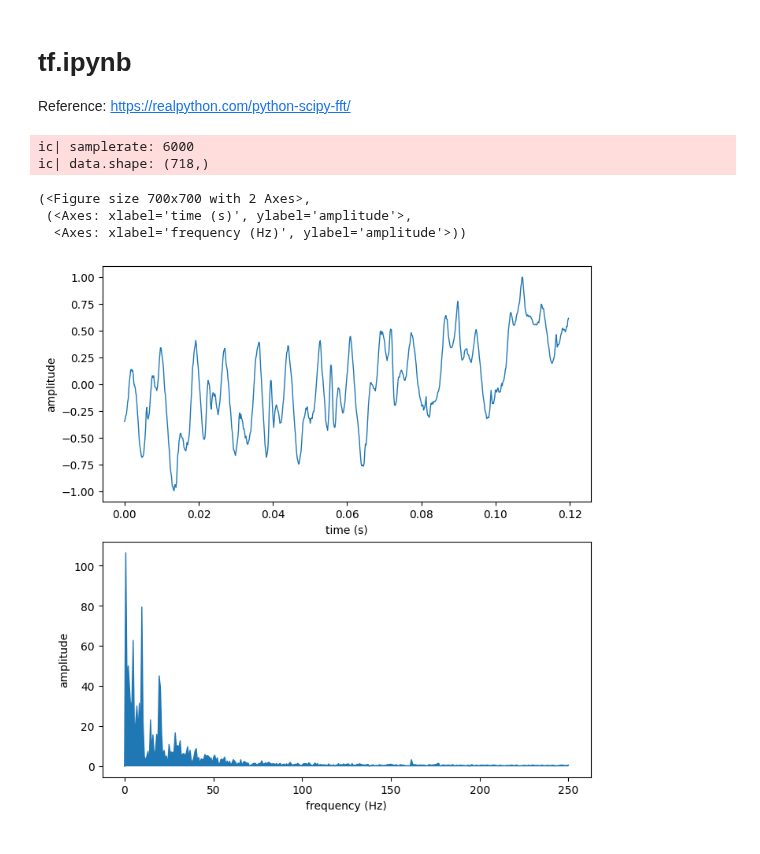
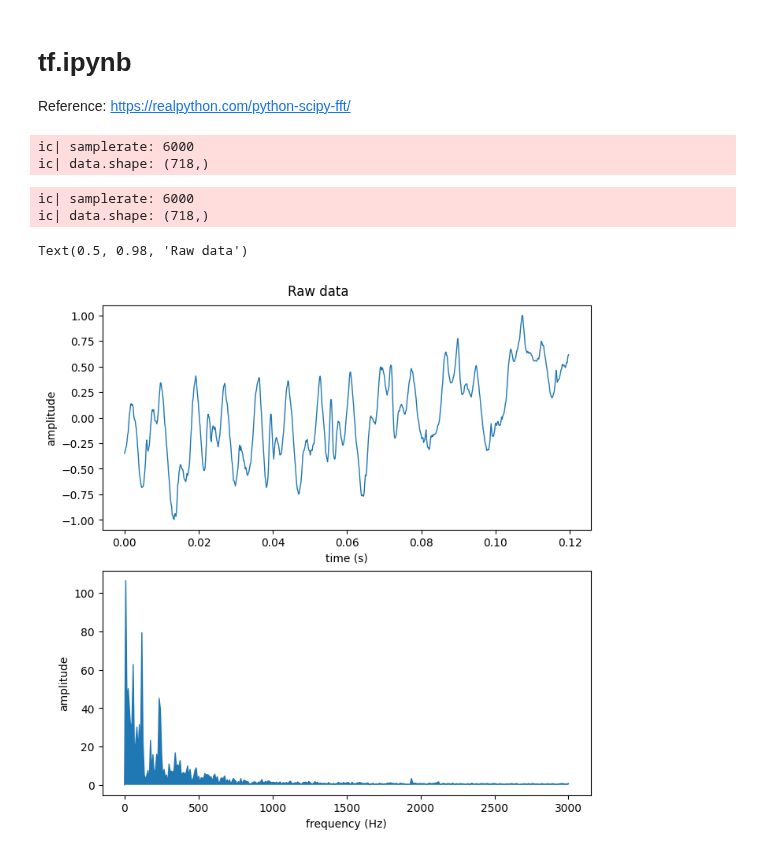
Before and after one commit to aubreymoore/beetles-in-flight, a Jupyter notebook: code/tf.ipynb, the cells around one changed output. Cells and saved outputs as stored; diff of their text form; code cells hidden in the pictures.

```diff
--- a/code/tf.ipynb
+++ b/code/tf.ipynb
@@ -25,0 +32,10 @@ def create_square_wav(filepath, sample_rate, frequency, duration):
+# %%
+samplerate, data = wavfile.read('beetle.wav')
+ic(samplerate)
+ic(data.shape)
+padded_data = np.pad(data, (samplerate, samplerate), 'constant')
+wavfile.write('beetle_padded.wav', samplerate, padded_data)
+wavfile.write('beetle_padded_8k.wav', 8000, padded_data)
+# %% [output]
+ic| samplerate: 6000
+ic| data.shape: (718,)
@@ -26,12 +126,11 @@ def create_square_wav(filepath, sample_rate, frequency, duration):
 # %%
-def plot_time_frequency(wavefile_path):
+def plot_time_frequency(samplerate, data):
     """
     Plots a WAV file in time domain and frequency domain.
     The figure and its 2 sets of axes are returned so that these objects can be modified.
     """
 
     # Read WAV file
-    samplerate, data = wavfile.read(wavefile_path)
     ic(samplerate)
     ic(data.shape)
     duration = data.shape[0] / samplerate
@@ -39,7 +138,7 @@ def plot_time_frequency(wavefile_path):
 
     # Perform FFT and calculate frequency array
     power = np.abs(rfft(data))
-    freq = rfftfreq(data.shape[0], 1/sample_rate)
+    freq = rfftfreq(data.shape[0], 1/samplerate)
 
     # Create plot
     fig, (axt, axf) = plt.subplots(2, 1, constrained_layout=1, figsize=(7, 7))
@@ -59,12 +158,12 @@ def plot_time_frequency(wavefile_path):
 # fig, (axt, axf) = plot_time_frequency(wavefile_path)
 # fig.suptitle(f'{wavefile_path} | fundamental freqency = ???')
 # axf.set_xlim(0, 100)
-# %%
-plot_time_frequency('beetle.wav')
-# %% [output]
-ic| samplerate: 6000
-ic| data.shape: (718,)
-(<Figure size 700x700 with 2 Axes>,
- (<Axes: xlabel='time (s)', ylabel='amplitude'>,
-  <Axes: xlabel='frequency (Hz)', ylabel='amplitude'>))
-[figure, removed]
+# %%
+samplerate, data = wavfile.read('beetle.wav')
+fig, (axt, axf) = plot_time_frequency(samplerate,data)
+fig.suptitle('Raw data')
+# %% [output]
+ic| samplerate: 6000
+ic| data.shape: (718,)
+Text(0.5, 0.98, 'Raw data')
+[figure, added]
```
Also changed, not shown: parts of 8 cells of this notebook, 10 other files.
